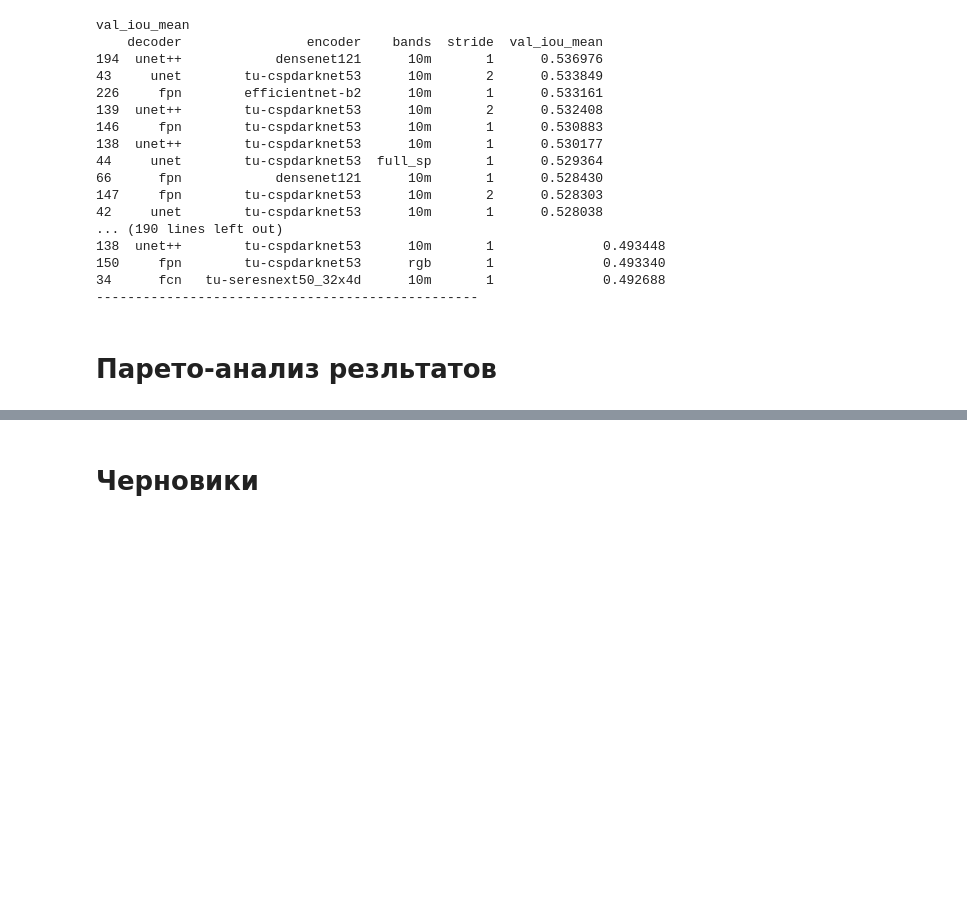
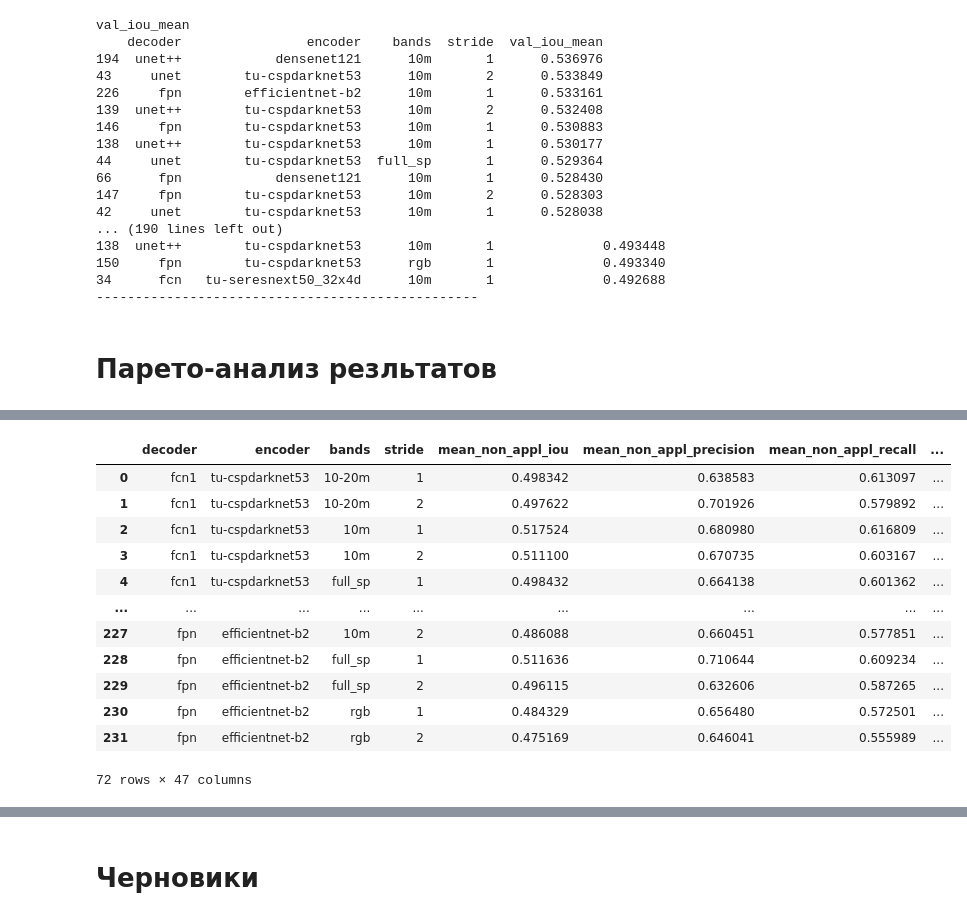
Before and after one commit to cafe1930/MultispectralSegmentation, a Jupyter notebook: gather_training_info.ipynb, the cells around one changed output, grey strips where cells are left out. Drawn from its saved outputs; the diff is of its cells as text; code cells hidden in the pictures; blank space fills up the shorter version.

```diff
--- a/gather_training_info.ipynb
+++ b/gather_training_info.ipynb
@@ -684,3 +702,47 @@ best_chebyshev, best_topsis, best_weighted_sum
+# %%
+path_to_results = r'saving_dir\all_results2.csv'
+all_resuls_df = pd.read_csv(path_to_results)
+
+encoders_list = ['tu-cspdarknet53',
+    'efficientnet-b2',
+    #'tu-seresnext50_32x4d',
+    #'tu-mobilenetv4_hybrid_medium',
+    #'densenet121',
+    'tu-maxvit_tiny_rw_224']
+decoders_list = [
+    'fcn1',
+    #'unet++',
+    'unet',
+    'fpn'
+    ]
+
+# Фильтрация энкодеров и декодеров
+#
+# составляем булеву таблицу, где строки - строки исходной таблицы, а столбцы - булевы значения
+# выражающие наличие/отсутствие энкодера из списка допустимых.
+# отбор данных - операция any (логическое ИЛИ), выполненная вдоль строк
+encoder_condition = pd.DataFrame({e:all_resuls_df['encoder']==e for e in encoders_list}).any(axis='columns')
+# составляем булеву таблицу, где строки - строки исходной таблицы, а столбцы - булевы значения
+# выражающие наличие/отсутствие энкодера из списка допустимых.
+# отбор данных - операция any (логическое ИЛИ), выполненная вдоль строк
+decoder_condition = pd.DataFrame({d:all_resuls_df['decoder']==d for d in decoders_list}).any(axis='columns')
+condition = encoder_condition & decoder_condition
+all_resuls_df = all_resuls_df[condition]
+all_resuls_df
+# %% [output]
+|  | decoder | encoder | bands | stride | mean_non_appl_iou | mean_non_appl_precision | mean_non_appl_recall | ... |
+| 0 | fcn1 | tu-cspdarknet53 | 10-20m | 1 | 0.498342 | 0.638583 | 0.613097 | ... |
+| 1 | fcn1 | tu-cspdarknet53 | 10-20m | 2 | 0.497622 | 0.701926 | 0.579892 | ... |
+| 2 | fcn1 | tu-cspdarknet53 | 10m | 1 | 0.517524 | 0.680980 | 0.616809 | ... |
+| 3 | fcn1 | tu-cspdarknet53 | 10m | 2 | 0.511100 | 0.670735 | 0.603167 | ... |
+| 4 | fcn1 | tu-cspdarknet53 | full_sp | 1 | 0.498432 | 0.664138 | 0.601362 | ... |
+| ... | ... | ... | ... | ... | ... | ... | ... | ... |
+| 227 | fpn | efficientnet-b2 | 10m | 2 | 0.486088 | 0.660451 | 0.577851 | ... |
+| 228 | fpn | efficientnet-b2 | full_sp | 1 | 0.511636 | 0.710644 | 0.609234 | ... |
+| 229 | fpn | efficientnet-b2 | full_sp | 2 | 0.496115 | 0.632606 | 0.587265 | ... |
+| 230 | fpn | efficientnet-b2 | rgb | 1 | 0.484329 | 0.656480 | 0.572501 | ... |
+| 231 | fpn | efficientnet-b2 | rgb | 2 | 0.475169 | 0.646041 | 0.555989 | ... |
+72 rows × 47 columns
 # %%
 metric_names = set(all_resuls_df.columns) - set(['decoder', 'encoder', 'bands', 'stride'])
 metric_names = list(metric_names)
```
Also changed, not shown: parts of 6 cells of this notebook.
